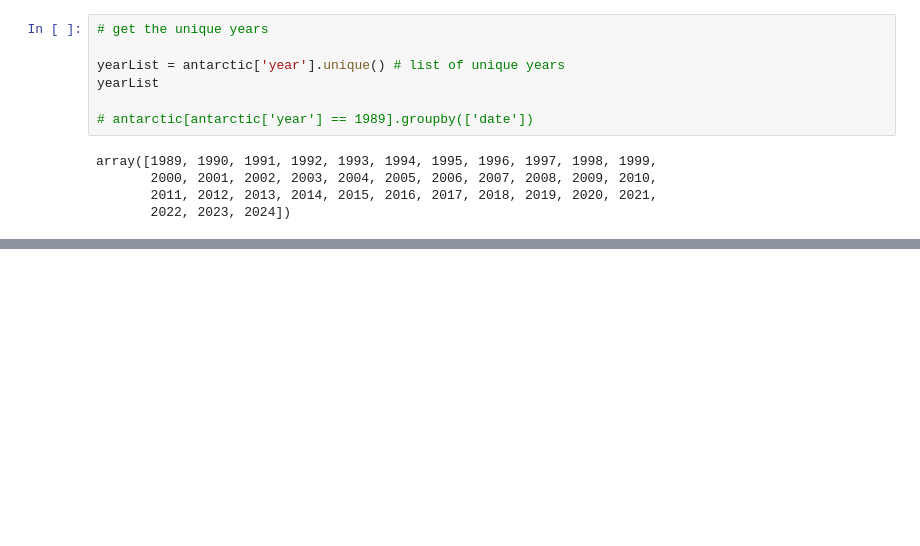
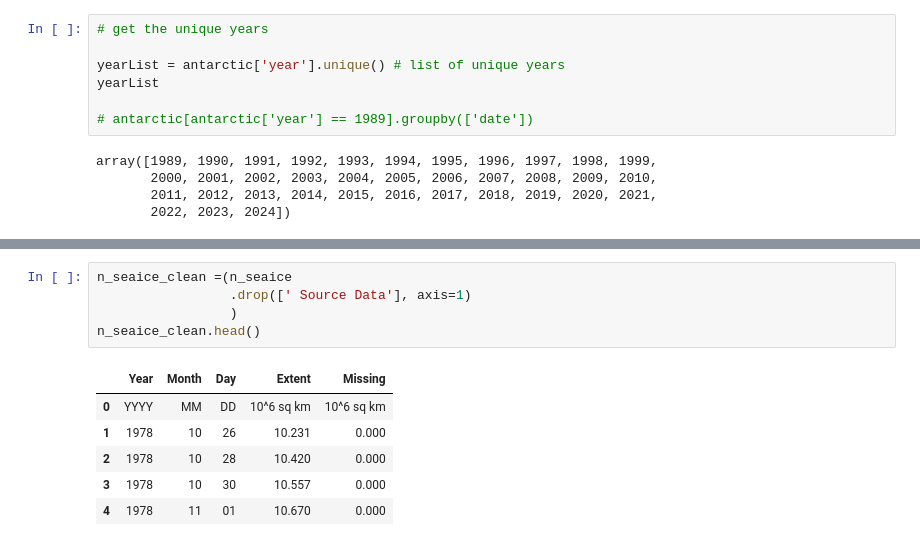
Before and after one commit to dilancroos/ice_extent, a Jupyter notebook: sea_ice.ipynb, the cells around one changed output, grey strips where cells are left out. Drawn from its saved outputs; the diff is of its cells as text; blank space fills up the shorter version.

```diff
--- a/sea_ice.ipynb
+++ b/sea_ice.ipynb
@@ -201,0 +226,12 @@ array([1989, 1990, 1991, 1992, 1993, 1994, 1995, 1996, 1997, 1998, 1999,
+# %%
+n_seaice_clean =(n_seaice
+                 .drop([' Source Data'], axis=1)
+                 )
+n_seaice_clean.head()
+# %% [output]
+|  | Year | Month | Day | Extent | Missing |
+| 0 | YYYY | MM | DD | 10^6 sq km | 10^6 sq km |
+| 1 | 1978 | 10 | 26 | 10.231 | 0.000 |
+| 2 | 1978 | 10 | 28 | 10.420 | 0.000 |
+| 3 | 1978 | 10 | 30 | 10.557 | 0.000 |
+| 4 | 1978 | 11 | 01 | 10.670 | 0.000 |
```
Also changed, not shown: parts of 8 cells of this notebook, 4 other files.
